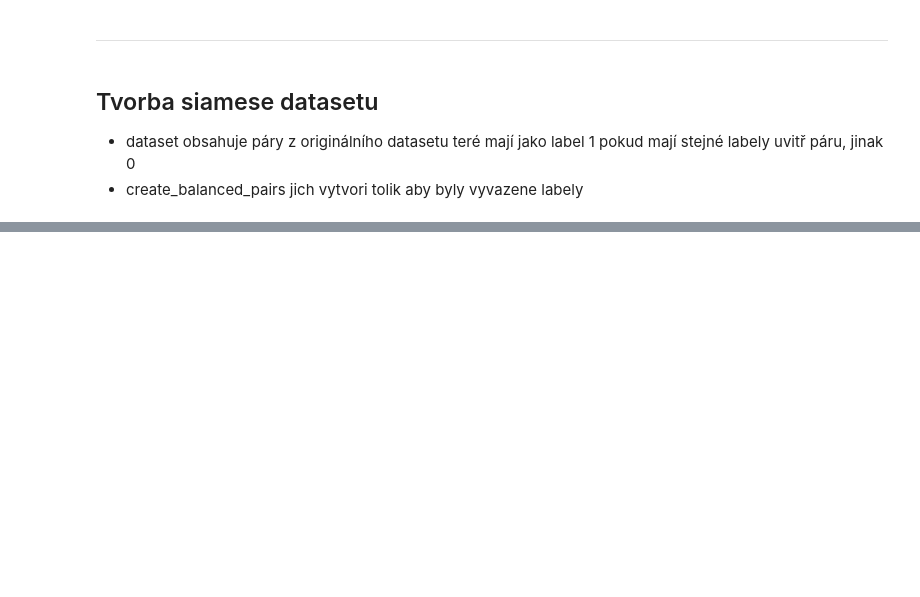
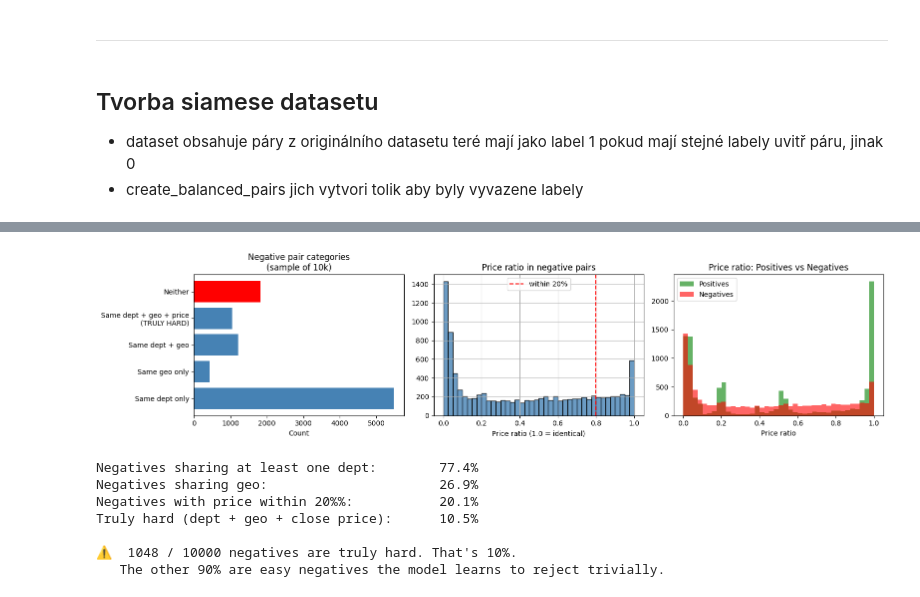
Before and after one commit to MatousKovar/Clothing-Listings-Clustering, a Jupyter notebook: notebooks/explore_datasets.ipynb, the cells around one changed output, grey strips where cells are left out. Saved outputs shown, nothing was run; the diff lists cells and outputs as text; code cells hidden in the pictures; blank space fills up the shorter version.

```diff
--- a/notebooks/explore_datasets.ipynb
+++ b/notebooks/explore_datasets.ipynb
@@ -395,0 +532,77 @@ Máme 928234 vektorů obrázků!
+# %%
+neg_sample = neg.sample(10_000, random_state=42)
+
+neg_sample['dept1']  = neg_sample.item_id_1.map(id_to_dept)
+neg_sample['dept2']  = neg_sample.item_id_2.map(id_to_dept)
+neg_sample['geo1']   = neg_sample.item_id_1.map(id_to_geo)
+neg_sample['geo2']   = neg_sample.item_id_2.map(id_to_geo)
+neg_sample['price1'] = neg_sample.item_id_1.map(id_to_price)
+neg_sample['price2'] = neg_sample.item_id_2.map(id_to_price)
+
+def dept_overlap(d1, d2):
+    return bool(set(str(d1).split(',')) & set(str(d2).split(',')) - {''})
+
+neg_sample['same_dept'] = neg_sample.apply(lambda r: dept_overlap(r.dept1, r.dept2), axis=1)
+neg_sample['same_geo']  = neg_sample.geo1 == neg_sample.geo2
+neg_sample['price_ratio'] = neg_sample.apply(
+    lambda r: min(r.price1, r.price2)/max(r.price1, r.price2)
+             if pd.notna(r.price1) and pd.notna(r.price2) and max(r.price1, r.price2) > 0
+             else np.nan, axis=1)
+neg_sample['close_price'] = neg_sample.price_ratio > 0.8
+
+# "True hard negatives": same dept + same geo + similar price
+truly_hard = neg_sample.same_dept & neg_sample.same_geo & neg_sample.close_price
+
+fig, axes = plt.subplots(1, 3, figsize=(16, 4))
+
+# Plot 1: breakdown of negative overlap categories
+categories = {
+    'Same dept only':           (neg_sample.same_dept & ~neg_sample.same_geo).sum(),
+    'Same geo only':            (~neg_sample.same_dept & neg_sample.same_geo).sum(),
+    'Same dept + geo':          (neg_sample.same_dept & neg_sample.same_geo & ~neg_sample.close_price).sum(),
+    'Same dept + geo + price\n(TRULY HARD)': truly_hard.sum(),
+    'Neither':                  (~neg_sample.same_dept & ~neg_sample.same_geo).sum(),
+}
+axes[0].barh(list(categories.keys()), list(categories.values()), color=['steelblue']*4 + ['red']*1)
+axes[0].set_title('Negative pair categories\n(sample of 10k)')
+axes[0].set_xlabel('Count')
+
+# Plot 2: price ratio distribution in negatives
+neg_sample.price_ratio.dropna().hist(bins=40, ax=axes[1], color='steelblue', edgecolor='black', alpha=0.8)
+axes[1].axvline(0.8, color='red', linestyle='--', label='within 20%')
+axes[1].set_title('Price ratio in negative pairs')
+axes[1].set_xlabel('Price ratio (1.0 = identical)')
+axes[1].legend()
+
+# Plot 3: vs positives price ratio
+pos_sample = pos.sample(10_000, random_state=42)
+pos_sample['price1'] = pos_sample.item_id_1.map(id_to_price)
+pos_sample['price2'] = pos_sample.item_id_2.map(id_to_price)
+pos_sample['price_ratio'] = pos_sample.apply(
+    lambda r: min(r.price1, r.price2)/max(r.price1, r.price2)
+             if pd.notna(r.price1) and pd.notna(r.price2) and max(r.price1, r.price2) > 0
+             else np.nan, axis=1)
+axes[2].hist(pos_sample.price_ratio.dropna(), bins=40, alpha=0.6, label='Positives', color='green')
+axes[2].hist(neg_sample.price_ratio.dropna(), bins=40, alpha=0.6, label='Negatives', color='red')
+axes[2].set_title('Price ratio: Positives vs Negatives')
+axes[2].set_xlabel('Price ratio')
+axes[2].legend()
+
+plt.tight_layout()
+plt.show()
+
+print(f"Negatives sharing at least one dept:        {neg_sample.same_dept.mean():.1%}")
+print(f"Negatives sharing geo:                      {neg_sample.same_geo.mean():.1%}")
+print(f"Negatives with price within 20%%:           {neg_sample.close_price.mean():.1%}")
+print(f"Truly hard (dept + geo + close price):      {truly_hard.mean():.1%}")
+print(f"\n⚠️  {truly_hard.sum()} / {len(neg_sample)} negatives are truly hard. That's {truly_hard.mean():.0%}.")
+print(f"   The other {(1-truly_hard.mean()):.0%} are easy negatives the model learns to reject trivially.")
+# %% [output]
+[figure, added]
+Negatives sharing at least one dept:        77.4%
+Negatives sharing geo:                      26.9%
+Negatives with price within 20%%:           20.1%
+Truly hard (dept + geo + close price):      10.5%
+
+⚠️  1048 / 10000 negatives are truly hard. That's 10%.
+   The other 90% are easy negatives the model learns to reject trivially.
```
Also changed, not shown: parts of 22 cells of this notebook, 5 other files.
